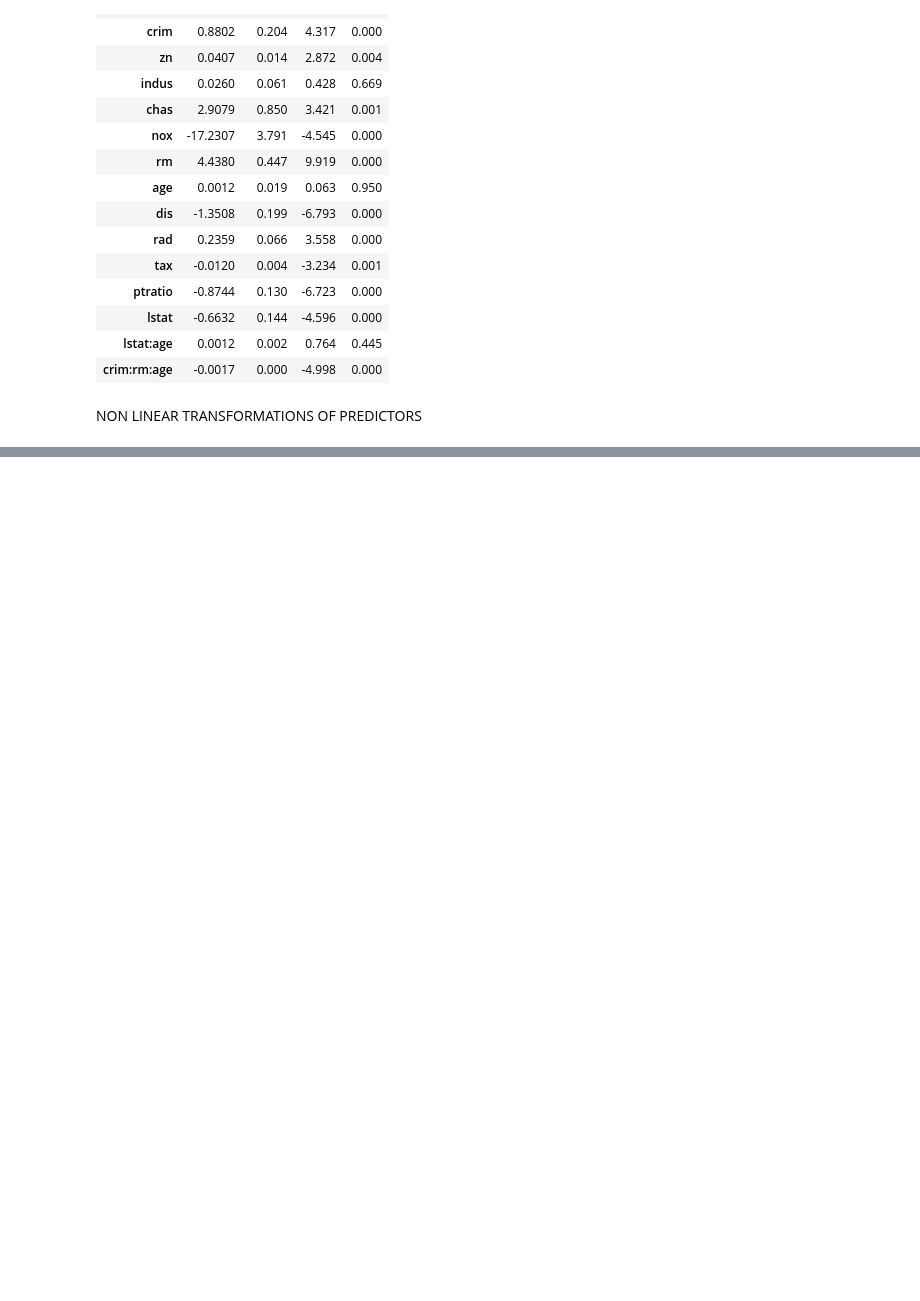
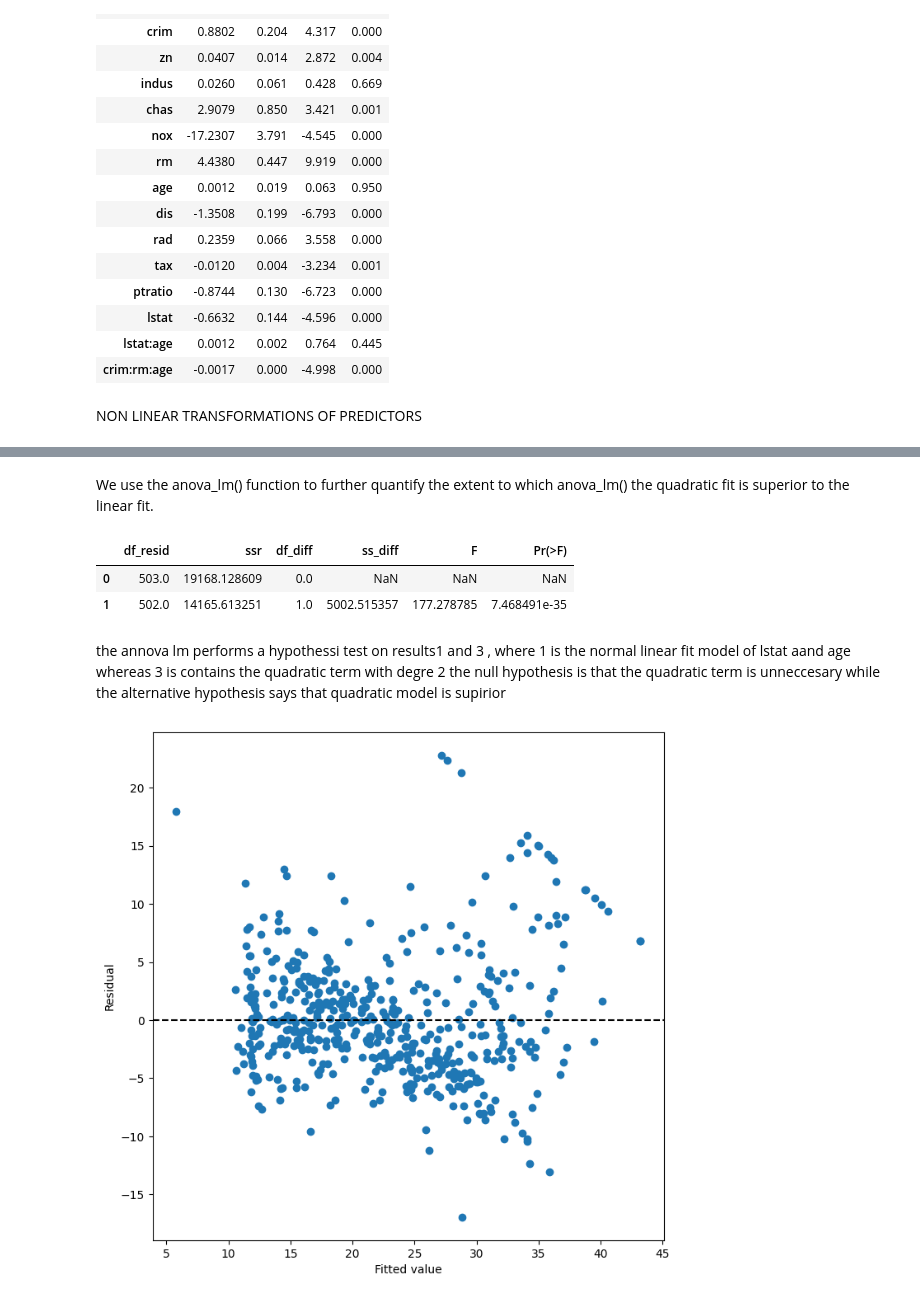
Before and after one commit to PrateekMinhas09/Data-Statistics-and-modeling-w-Python, a Jupyter notebook: Linear Regression Ch3/Lab3.ipynb, the cells around one changed output, grey strips where cells are left out. Cells and saved outputs as stored; diff of their text form; code cells hidden in the pictures; blank space fills up the shorter version.

```diff
--- a/Linear Regression Ch3/Lab3.ipynb
+++ b/Linear Regression Ch3/Lab3.ipynb
@@ -340,0 +337,5 @@ NON LINEAR TRANSFORMATIONS OF PREDICTORS
+# %%
+X= MS([poly("lstat", degree=2, raw=False), "age"]).fit_transform(Boston)
+model = sm.OLS(y,X)
+results3= model.fit()
+summarize(results3)
@@ -340,0 +348,20 @@ NON LINEAR TRANSFORMATIONS OF PREDICTORS
+# %% [markdown]
+We use the anova_lm() function to further quantify the extent to which anova_lm() the quadratic fit is superior to the linear fit.
+# %%
+anova_lm(results1, results3)
+# %% [output]
+|  | df_resid | ssr | df_diff | ss_diff | F | Pr(>F) |
+| 0 | 503.0 | 19168.128609 | 0.0 | NaN | NaN | NaN |
+| 1 | 502.0 | 14165.613251 | 1.0 | 5002.515357 | 177.278785 | 7.468491e-35 |
+# %% [markdown]
+the annova lm performs a hypothessi test on results1 and 3 , where 1 is the normal linear fit model of lstat aand age whereas 3 is contains the quadratic term with degre 2
+the null hypothesis is that the quadratic term is unneccesary while the alternative hypothesis says that quadratic model is supirior
+# %%
+ax = subplots(figsize=(8,8))[1]
+
+ax.scatter(results3.fittedvalues, results3.resid)
+ax.set_xlabel('Fitted value')
+ax.set_ylabel('Residual')
+ax.axhline(0, c='k', ls='--');
+# %% [output]
+[figure, added]
```
Also changed, not shown: parts of 7 cells of this notebook.
